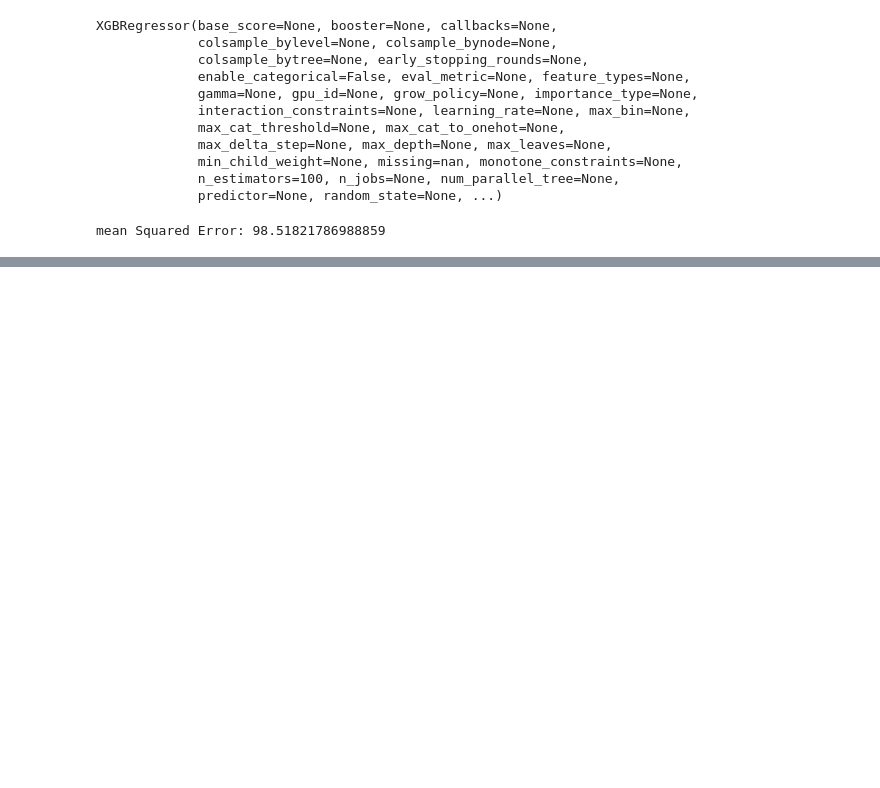
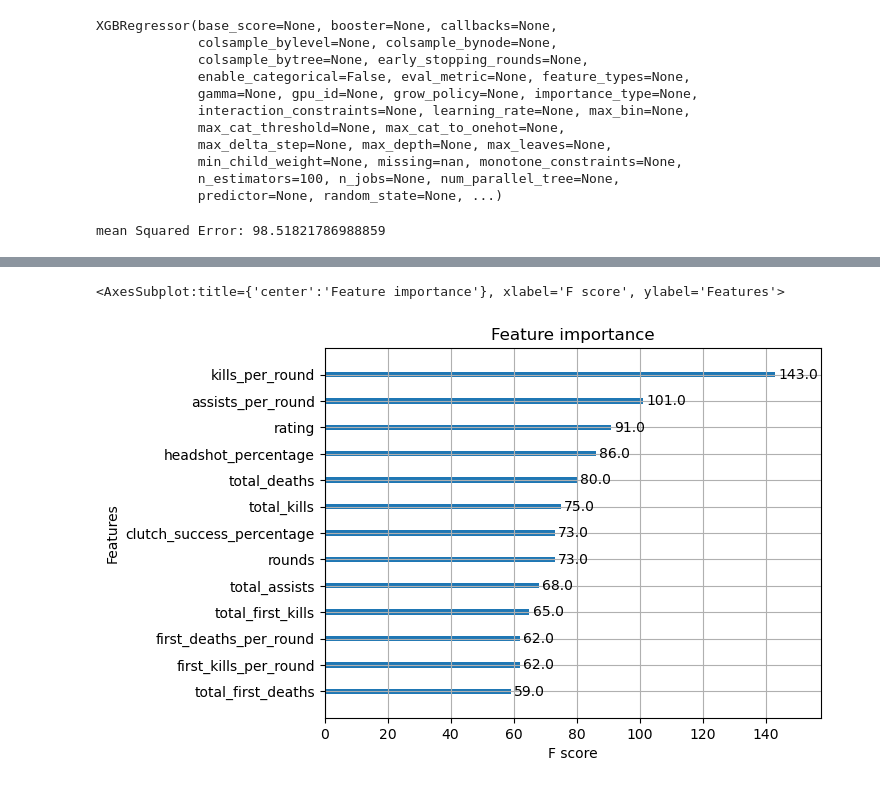
Before and after one commit to agbandong/valorant-boosted-tree, a Jupyter notebook: Model 1.ipynb, the cells around one changed output, grey strips where cells are left out. Cells and saved outputs as stored; diff of their text form; code cells hidden in the pictures; blank space fills up the shorter version.

Commit message:
added: Hyperparameter tuning

```diff
--- a/Model 1.ipynb
+++ b/Model 1.ipynb
@@ -49,0 +52,8 @@ mean Squared Error: 98.51821786988859
+# %%
+from sklearn.pipeline import Pipeline
+
+estimators = [
+    ('clf', XGBRegressor(random_state=8)) # can customize objective function with the objective parameter
+]
+pipe = Pipeline(steps=estimators)
+pipe
@@ -49,0 +62,19 @@ mean Squared Error: 98.51821786988859
+# %%
+#Set up hyperparameter tuning
+from skopt import BayesSearchCV
+from skopt.space import Real, Categorical, Integer
+
+search_space = {
+    'clf__max_depth': Integer(2,8),
+    'clf__learning_rate': Real(0.001, 1.0, prior='log-uniform'),
+    'clf__subsample': Real(0.5, 1.0),
+    'clf__colsample_bytree': Real(0.5, 1.0),
+    'clf__colsample_bylevel': Real(0.5, 1.0),
+    'clf__colsample_bynode' : Real(0.5, 1.0),
+    'clf__reg_alpha': Real(0.0, 10.0),
+    'clf__reg_lambda': Real(0.0, 10.0),
+    'clf__gamma': Real(0.0, 10.0)
+}
+
+opt = BayesSearchCV(pipe, search_space, cv=3, n_iter=10, scoring='neg_mean_squared_error', random_state=8)
+# in reality, you may consider setting cv and n_iter to higher values
@@ -49,0 +83,2 @@ mean Squared Error: 98.51821786988859
+# %%
+opt.fit(X_train, y_train)
@@ -49,0 +157,9 @@ mean Squared Error: 98.51821786988859
+# %%
+from xgboost import plot_importance
+
+xgboost_step = opt.best_estimator_.steps[0]
+xgboost_model = xgboost_step[1]
+plot_importance(xgboost_model)
+# %% [output]
+<AxesSubplot:title={'center':'Feature importance'}, xlabel='F score', ylabel='Features'>
+[figure, added]
```
Also changed, not shown: parts of 12 cells of this notebook.
